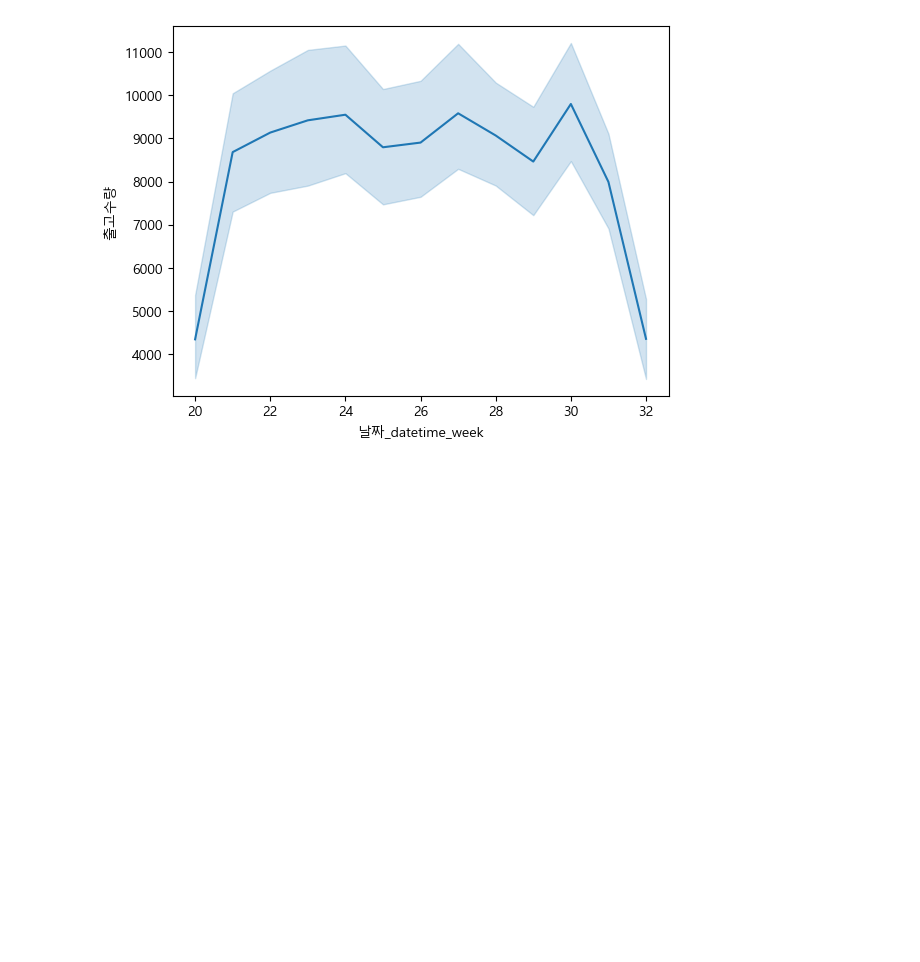
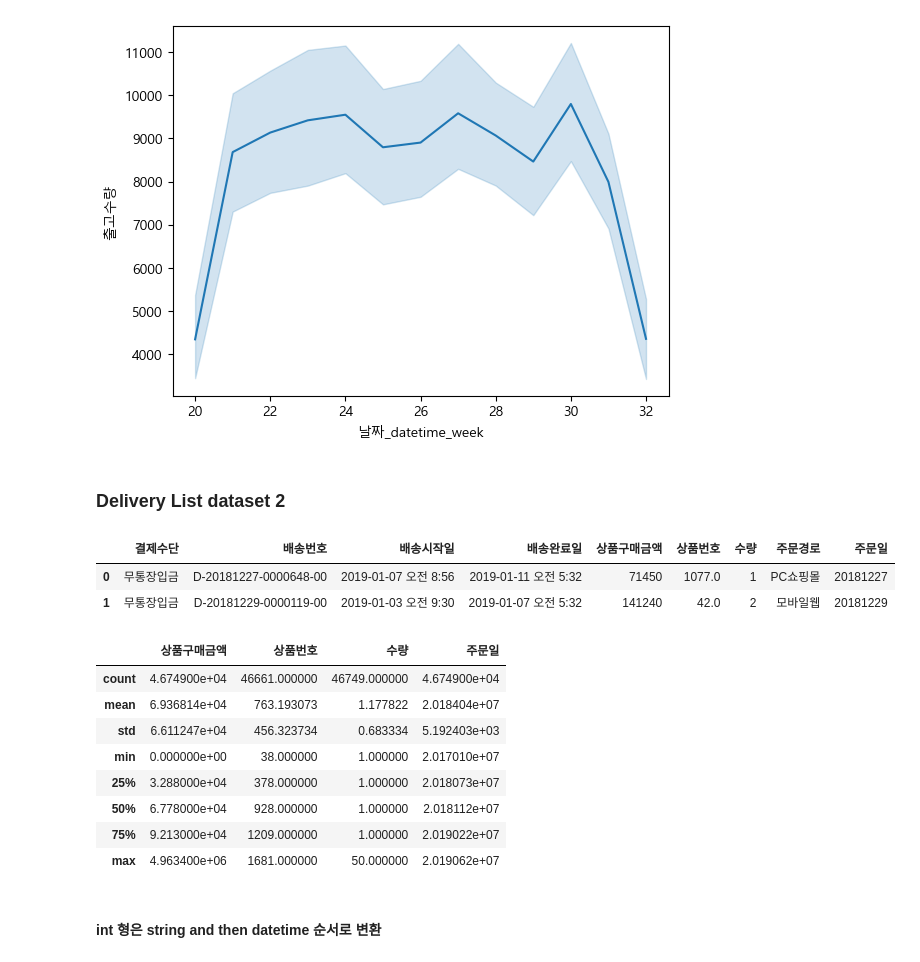
Before and after one commit to lovestar7914/study_data_analytics-1, a Jupyter notebook: codes/pandass/DeliveryList_TimeSeries.ipynb, the cells around one changed output. Saved outputs shown, nothing was run; the diff lists cells and outputs as text; code cells hidden in the pictures; blank space fills up the shorter version.

```diff
--- a/codes/pandass/DeliveryList_TimeSeries.ipynb
+++ b/codes/pandass/DeliveryList_TimeSeries.ipynb
@@ -69,3 +93,26 @@ sns.lineplot(data=df_DL, x='날짜_datetime_week', y='출고수량', estimator=s
 # %% [output]
 <AxesSubplot:xlabel='날짜_datetime_week', ylabel='출고수량'>
 [figure]
+# %% [markdown]
+### Delivery List dataset 2
+# %%
+df_DL2 = pd.read_csv('../../datasets/DeliveryList2.csv')
+df_DL2[:2]
+# %% [output]
+|  | 결제수단 | 배송번호 | 배송시작일 | 배송완료일 | 상품구매금액 | 상품번호 | 수량 | 주문경로 | 주문일 |
+| 0 | 무통장입금 | D-20181227-0000648-00 | 2019-01-07 오전 8:56 | 2019-01-11 오전 5:32 | 71450 | 1077.0 | 1 | PC쇼핑몰 | 20181227 |
+| 1 | 무통장입금 | D-20181229-0000119-00 | 2019-01-03 오전 9:30 | 2019-01-07 오전 5:32 | 141240 | 42.0 | 2 | 모바일웹 | 20181229 |
+# %%
+df_DL2.describe(datetime_is_numeric=True)
+# %% [output]
+|  | 상품구매금액 | 상품번호 | 수량 | 주문일 |
+| count | 4.674900e+04 | 46661.000000 | 46749.000000 | 4.674900e+04 |
+| mean | 6.936814e+04 | 763.193073 | 1.177822 | 2.018404e+07 |
+| std | 6.611247e+04 | 456.323734 | 0.683334 | 5.192403e+03 |
+| min | 0.000000e+00 | 38.000000 | 1.000000 | 2.017010e+07 |
+| 25% | 3.288000e+04 | 378.000000 | 1.000000 | 2.018073e+07 |
+| 50% | 6.778000e+04 | 928.000000 | 1.000000 | 2.018112e+07 |
+| 75% | 9.213000e+04 | 1209.000000 | 1.000000 | 2.019022e+07 |
+| max | 4.963400e+06 | 1681.000000 | 50.000000 | 2.019062e+07 |
+# %% [markdown]
+#### int 형은 string and then datetime 순서로 변환
```
Also changed, not shown: parts of 13 cells of this notebook, 2 other files.
